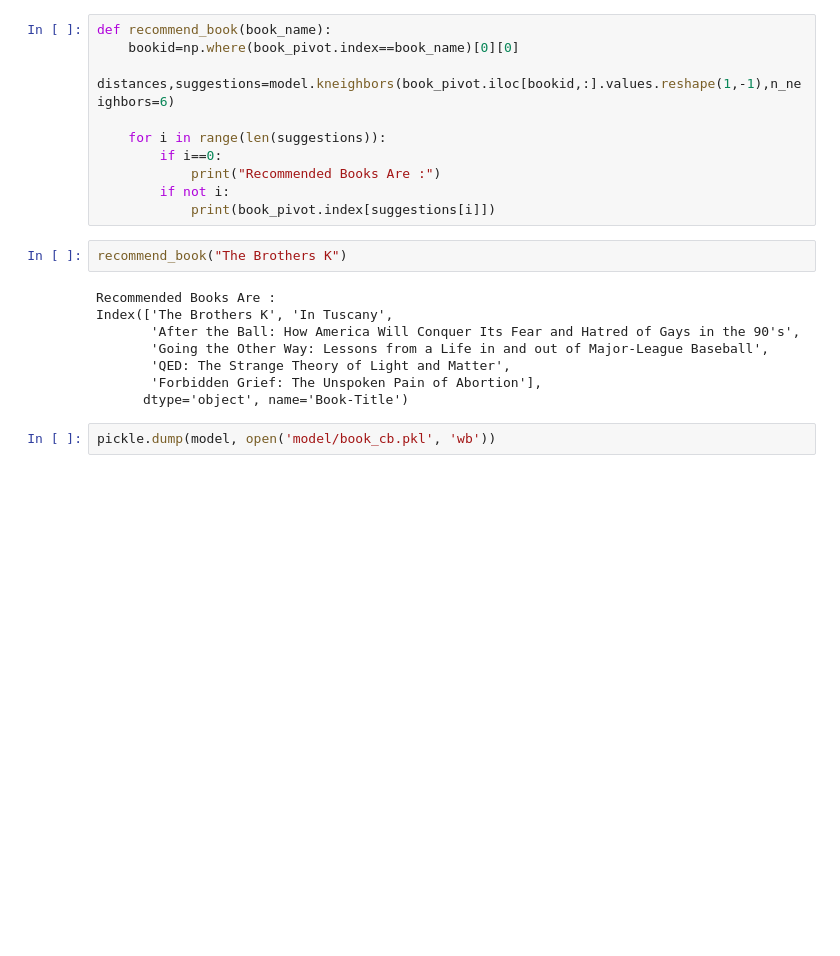
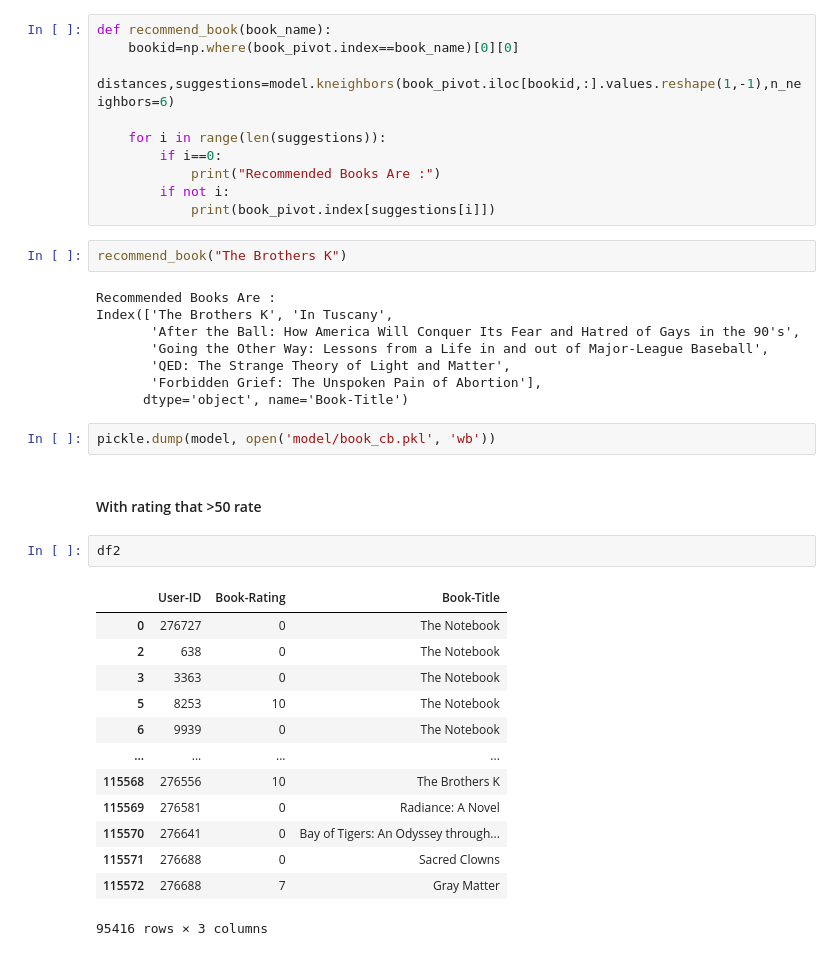
Before and after one commit to MornMon-Bangkit-Capstone/moru-ml, a Jupyter notebook: book_recommendation_collaborative.ipynb, the cells around one changed output. Cells and saved outputs as stored; diff of their text form; blank space fills up the shorter version.

```diff
--- a/book_recommendation_collaborative.ipynb
+++ b/book_recommendation_collaborative.ipynb
@@ -347,3 +365,21 @@ Index(['The Brothers K', 'In Tuscany',
       dtype='object', name='Book-Title')
 # %%
 pickle.dump(model, open('model/book_cb.pkl', 'wb'))
+# %% [markdown]
+#### With rating that >50 rate
+# %%
+df2
+# %% [output]
+|  | User-ID | Book-Rating | Book-Title |
+| 0 | 276727 | 0 | The Notebook |
+| 2 | 638 | 0 | The Notebook |
+| 3 | 3363 | 0 | The Notebook |
+| 5 | 8253 | 10 | The Notebook |
+| 6 | 9939 | 0 | The Notebook |
+| ... | ... | ... | ... |
+| 115568 | 276556 | 10 | The Brothers K |
+| 115569 | 276581 | 0 | Radiance: A Novel |
+| 115570 | 276641 | 0 | Bay of Tigers: An Odyssey through... |
+| 115571 | 276688 | 0 | Sacred Clowns |
+| 115572 | 276688 | 7 | Gray Matter |
+95416 rows × 3 columns
```
Also changed, not shown: parts of 15 cells of this notebook.
